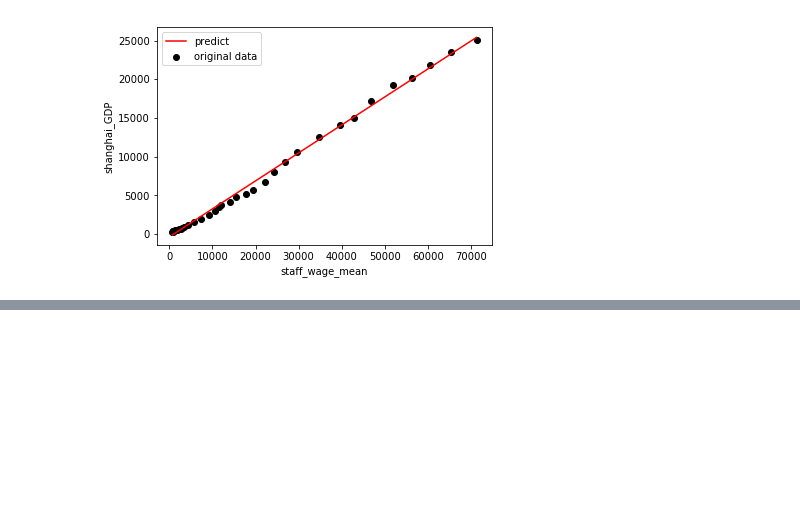
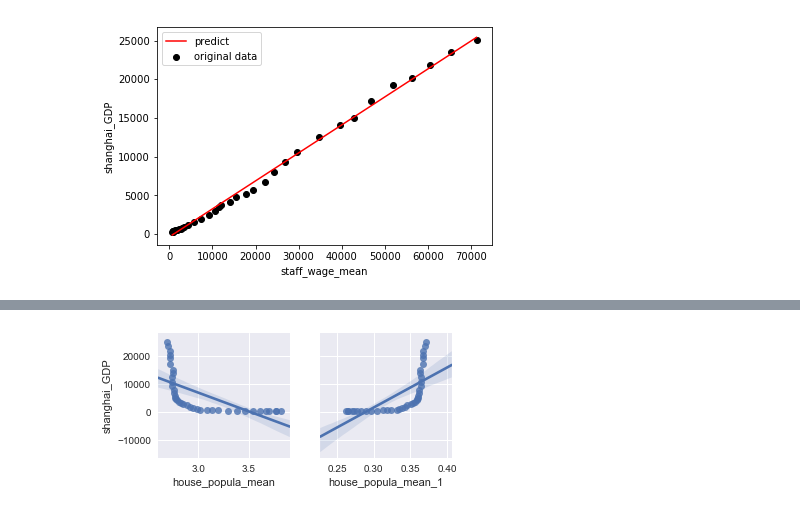
Before and after one commit to vitormeriat/meriat-ml-notes, a Jupyter notebook: 01-concepts/linear-regression.ipynb, the cells around one changed output, grey strips where cells are left out. Drawn from its saved outputs; the diff is of its cells as text; code cells hidden in the pictures; blank space fills up the shorter version.

```diff
--- a/01-concepts/linear-regression.ipynb
+++ b/01-concepts/linear-regression.ipynb
@@ -569,0 +637,6 @@ plt.ylabel('value of sales')
+# %%
+data['house_popula_mean_1'] = 1/data.house_popula_mean
+g = sns.pairplot(data.drop(['year'], axis = 1), kind="reg",
+                 x_vars=['house_popula_mean', 'house_popula_mean_1'], y_vars=target)
+# %% [output]
+[figure, added]
```
Also changed, not shown: parts of 17 cells of this notebook.
